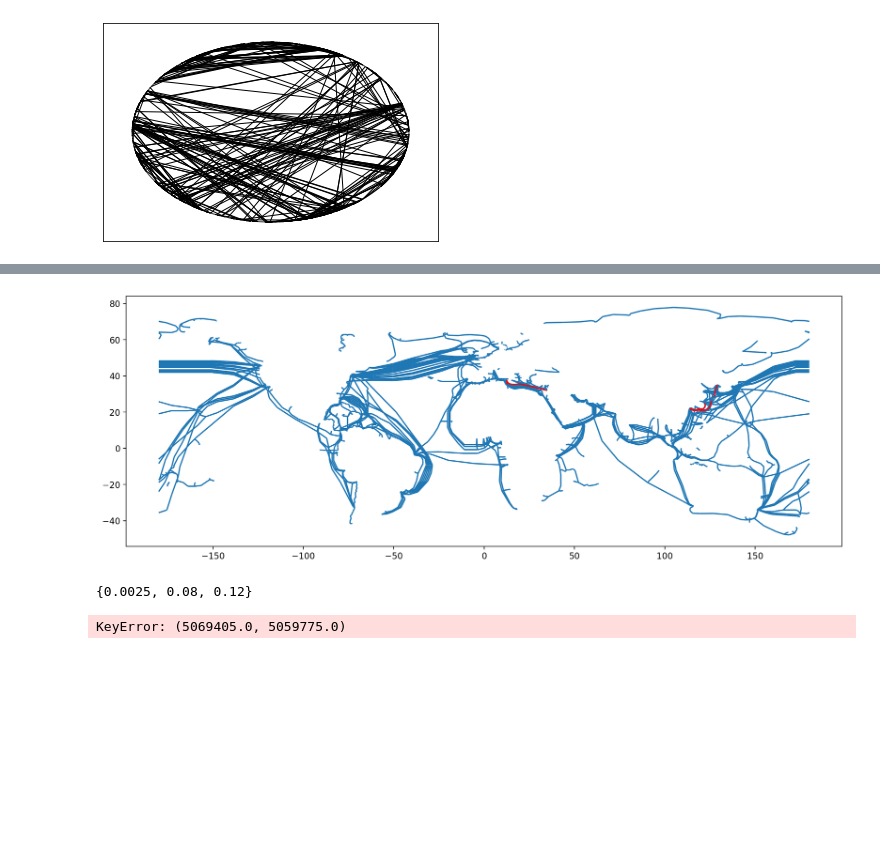
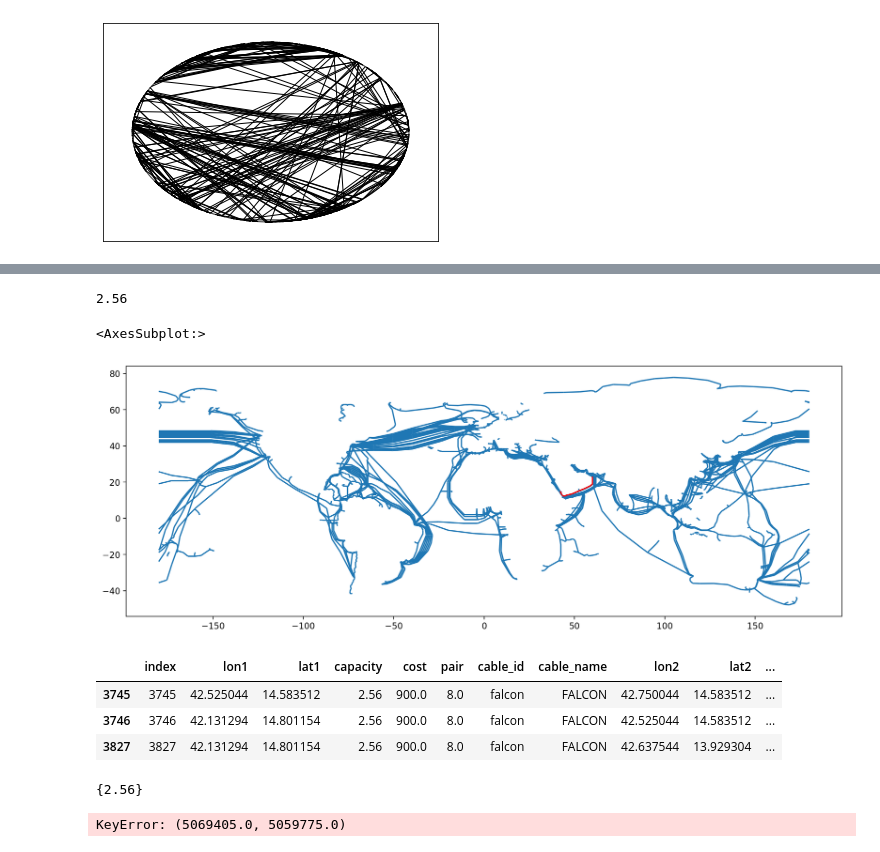
Before and after one commit to Hypergear/UCL_Dissertation, a Jupyter notebook: Code/network/network_diagram_capacity.ipynb, the cells around one changed output, grey strips where cells are left out. Drawn from its saved outputs; the diff is of its cells as text; code cells hidden in the pictures; blank space fills up the shorter version.

```diff
--- a/Code/network/network_diagram_capacity.ipynb
+++ b/Code/network/network_diagram_capacity.ipynb
@@ -106,8 +106,8 @@ nx.draw_networkx_edges(G, pos=nx.circular_layout(G))
 <matplotlib.collections.LineCollection at 0x...>
 [figure]
 # %%
-flow_value, flow_dict = nx.maximum_flow(G, 15215929.0, 6721108.0,capacity = 'capacity')  # 求网络最大流
+flow_value, flow_dict = nx.maximum_flow(G, 5733355, 8283829,capacity = 'capacity')  # 求网络最大流
 
-# flow = nx.maximum_flow_value(G, -7078476.0, 6796544)  # 求网络最大流
+flow = nx.maximum_flow_value(G, -7078476.0, 6796544)  # 求网络最大流
 # %%
 # print(flow)
@@ -181,25 +163,36 @@ def sortCapacityList(capacityList):
 map_capacityColor = dict (zip( sortCapacityList(temp) , num2color(range(len(temp)), "RdBu") ))
 # map_capacityColor
 unfiltered_gdf = unfiltered_gdf[unfiltered_gdf['capacity'].isin(set(temp))]
+# %%
+for capacities in sortCapacityList(edgeDict.keys()):
+    print(f"Capacity option to the destination: {capacities}")
+# %% [output]
+2.56
 # %%
 map_capacityColor = dict (zip( sortCapacityList(temp) , num2color(range(len(temp)), "RdBu") ))
 unfiltered_gdf['color'] = unfiltered_gdf["capacity"].map(map_capacityColor)
 # %%
 
 fig     = plt.figure(figsize=(15,10),dpi = 200)
 ax      = plt.subplot(111)
 
 gdf.plot(ax=ax)
 
 unfiltered_gdf.plot(ax = ax, color='r')
-
-unfiltered_gdf.to_csv("/Users/dijiongyuequ/Downloads/456.csv")
 # %% [output]
+<AxesSubplot:>
-[figure, old version]
+[figure, new version]
+# %%
+unfiltered_gdf
+# %% [output]
+|  | index | lon1 | lat1 | capacity | cost | pair | cable_id | cable_name | lon2 | lat2 | ... |
+| 3745 | 3745 | 42.525044 | 14.583512 | 2.56 | 900.0 | 8.0 | falcon | FALCON | 42.750044 | 14.583512 | ... |
+| 3746 | 3746 | 42.131294 | 14.801154 | 2.56 | 900.0 | 8.0 | falcon | FALCON | 42.525044 | 14.583512 | ... |
+| 3827 | 3827 | 42.131294 | 14.801154 | 2.56 | 900.0 | 8.0 | falcon | FALCON | 42.637544 | 13.929304 | ... |
 # %%
 set(unfiltered_gdf["capacity"])
 # %% [output]
-{0.0025, 0.08, 0.12}
+{2.56}
 # %%
 # Test Code
 
```
Also changed, not shown: parts of 3 cells of this notebook.
